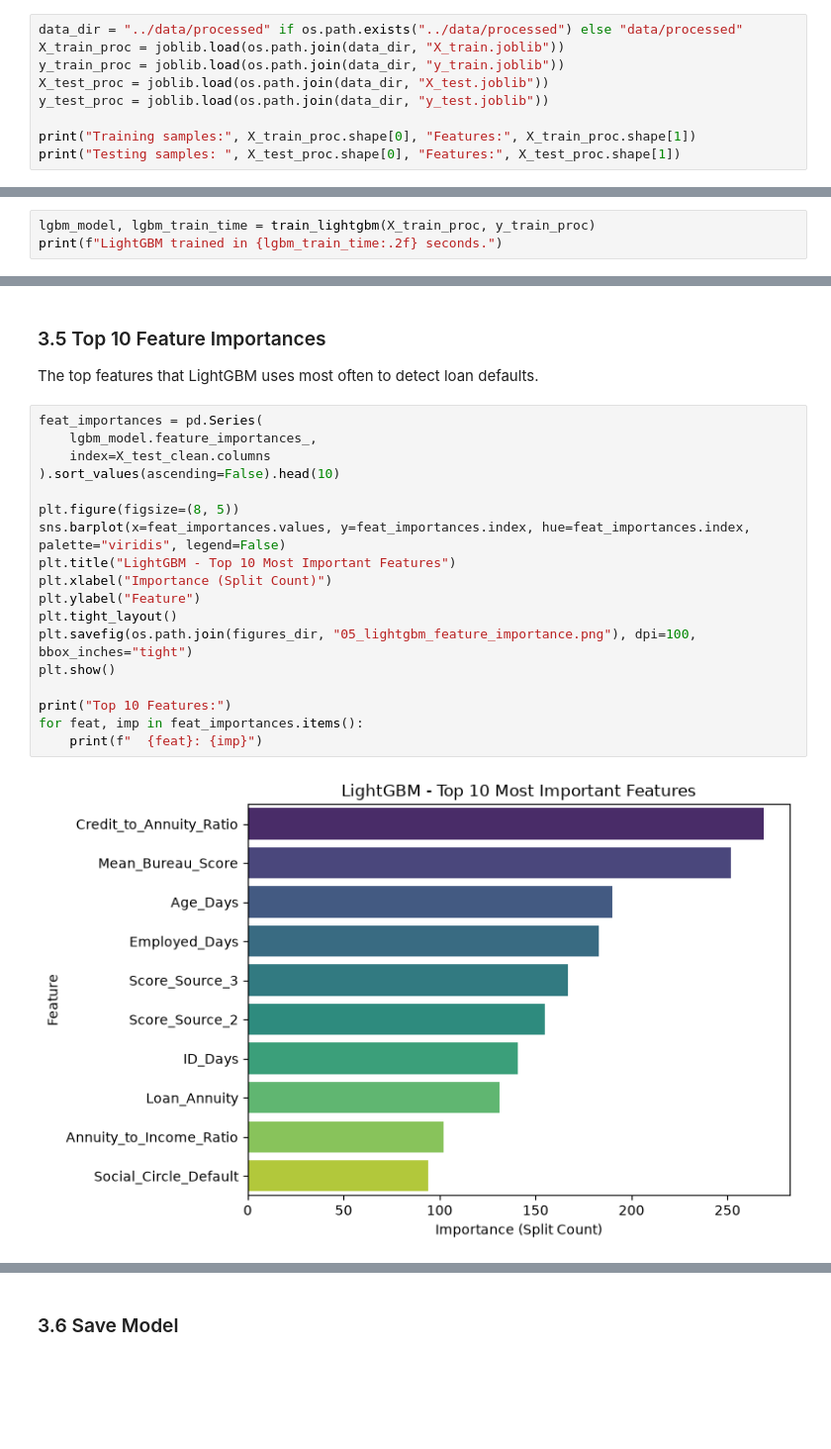
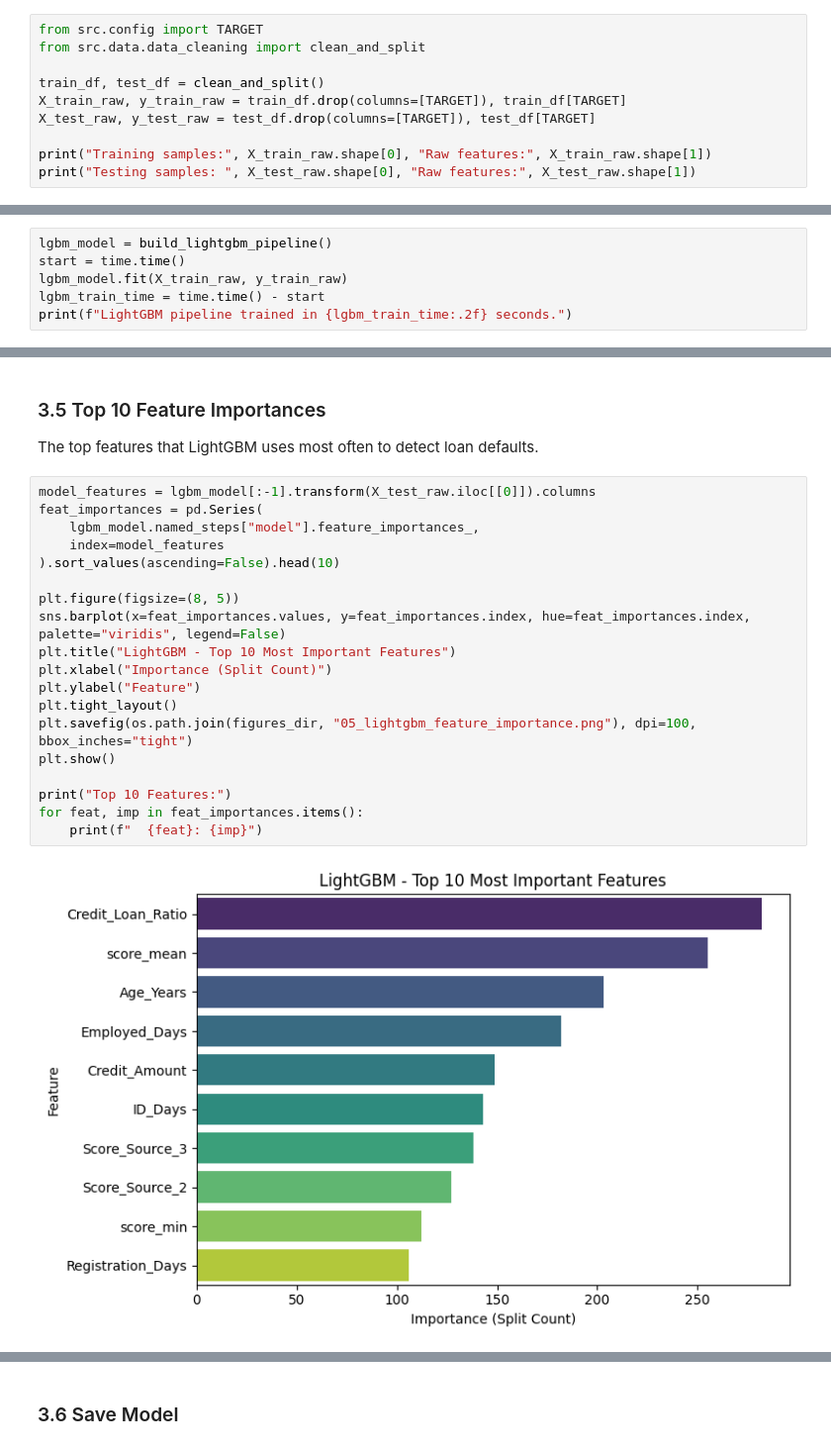
Before and after one commit to Pasiya990/FDM-AutoMobile_Loan_Default_Modelling, a Jupyter notebook: notebooks/lightgbm.ipynb, the cells around one changed output, grey strips where cells are left out. Shown at 99% size. Cells and saved outputs as stored; diff of their text form; blank space fills up the shorter version.

Commit message:
model comparison checked

```diff
--- a/notebooks/lightgbm.ipynb
+++ b/notebooks/lightgbm.ipynb
@@ -42,10 +31,11 @@ Load the engineered feature matrices for baseline evaluation.
 # %%
-data_dir = "../data/processed" if os.path.exists("../data/processed") else "data/processed"
-X_train_proc = joblib.load(os.path.join(data_dir, "X_train.joblib"))
-y_train_proc = joblib.load(os.path.join(data_dir, "y_train.joblib"))
-X_test_proc = joblib.load(os.path.join(data_dir, "X_test.joblib"))
-y_test_proc = joblib.load(os.path.join(data_dir, "y_test.joblib"))
+from src.config import TARGET
+from src.data.data_cleaning import clean_and_split
 
-print("Training samples:", X_train_proc.shape[0], "Features:", X_train_proc.shape[1])
-print("Testing samples: ", X_test_proc.shape[0], "Features:", X_test_proc.shape[1])
+train_df, test_df = clean_and_split()
+X_train_raw, y_train_raw = train_df.drop(columns=[TARGET]), train_df[TARGET]
+X_test_raw, y_test_raw = test_df.drop(columns=[TARGET]), test_df[TARGET]
+
+print("Training samples:", X_train_raw.shape[0], "Raw features:", X_train_raw.shape[1])
+print("Testing samples: ", X_test_raw.shape[0], "Raw features:", X_test_raw.shape[1])
 # %% [output]
@@ -62,4 +52,7 @@ We train 100 shallow trees (`max_depth=5`) with `scale_pos_weight=11.37` so the
 # %%
-lgbm_model, lgbm_train_time = train_lightgbm(X_train_proc, y_train_proc)
-print(f"LightGBM trained in {lgbm_train_time:.2f} seconds.")
+lgbm_model = build_lightgbm_pipeline()
+start = time.time()
+lgbm_model.fit(X_train_raw, y_train_raw)
+lgbm_train_time = time.time() - start
+print(f"LightGBM pipeline trained in {lgbm_train_time:.2f} seconds.")
 # %% [output]
@@ -134,23 +126,24 @@ plt.show()
 ### 3.5 Top 10 Feature Importances
 The top features that LightGBM uses most often to detect loan defaults.
 # %%
+model_features = lgbm_model[:-1].transform(X_test_raw.iloc[[0]]).columns
 feat_importances = pd.Series(
-    lgbm_model.feature_importances_,
-    index=X_test_clean.columns
+    lgbm_model.named_steps["model"].feature_importances_,
+    index=model_features
 ).sort_values(ascending=False).head(10)
 
 plt.figure(figsize=(8, 5))
 sns.barplot(x=feat_importances.values, y=feat_importances.index, hue=feat_importances.index, palette="viridis", legend=False)
 plt.title("LightGBM - Top 10 Most Important Features")
 plt.xlabel("Importance (Split Count)")
 plt.ylabel("Feature")
 plt.tight_layout()
 plt.savefig(os.path.join(figures_dir, "05_lightgbm_feature_importance.png"), dpi=100, bbox_inches="tight")
 plt.show()
 
 print("Top 10 Features:")
 for feat, imp in feat_importances.items():
     print(f"  {feat}: {imp}")
 # %% [output]
-[figure, old version]
+[figure, new version]
 Top 10 Features:
```
Also changed, not shown: parts of 19 cells of this notebook, 14 other files.
